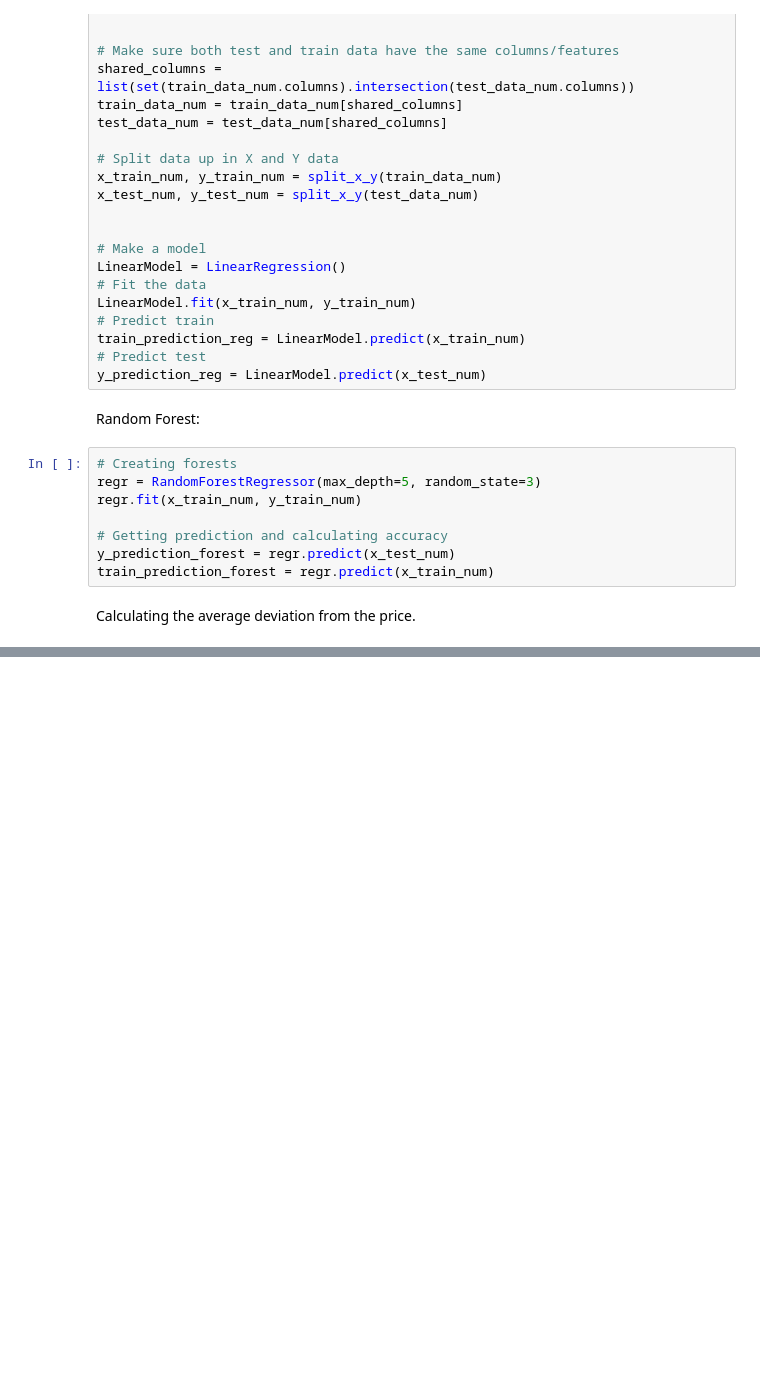
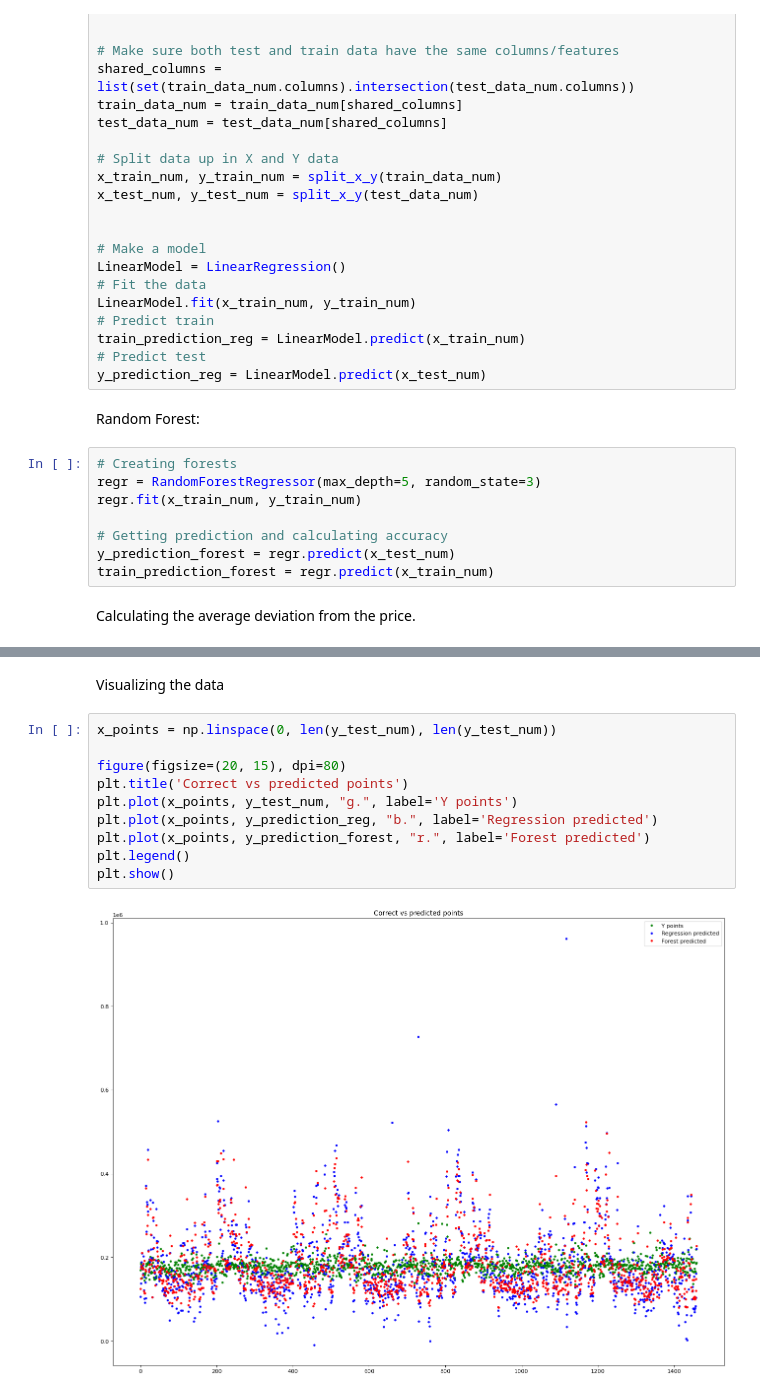
Before and after one commit to Brammetje23/Project-X, a Jupyter notebook: HousePrices.ipynb, the cells around one changed output, grey strips where cells are left out. Cells and saved outputs as stored; diff of their text form; blank space fills up the shorter version.

Commit message:
Added a plot

```diff
--- a/HousePrices.ipynb
+++ b/HousePrices.ipynb
@@ -235,0 +236,14 @@ train 17190.82435601294
+# %% [markdown]
+Visualizing the data
+# %%
+x_points = np.linspace(0, len(y_test_num), len(y_test_num))
+
+figure(figsize=(20, 15), dpi=80)
+plt.title('Correct vs predicted points')
+plt.plot(x_points, y_test_num, "g.", label='Y points')
+plt.plot(x_points, y_prediction_reg, "b.", label='Regression predicted')
+plt.plot(x_points, y_prediction_forest, "r.", label='Forest predicted')
+plt.legend()
+plt.show()
+# %% [output]
+[figure, added]
```
Also changed, not shown: parts of 2 cells of this notebook.
